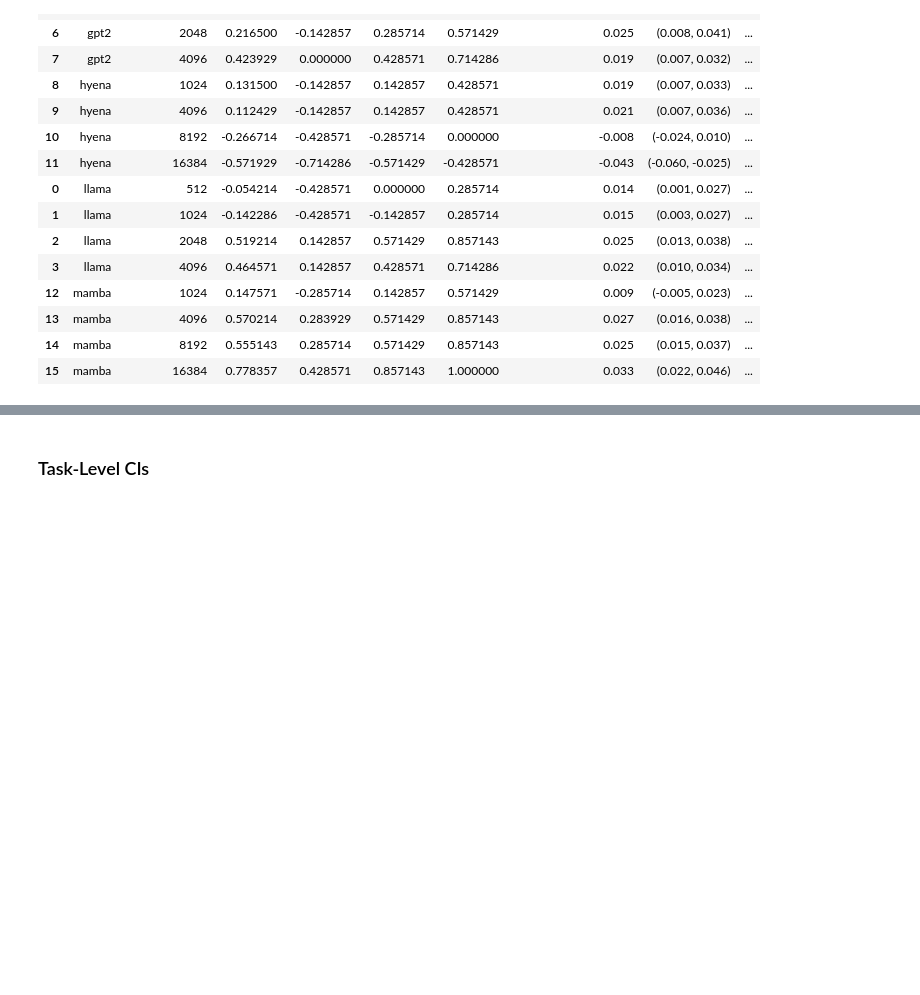
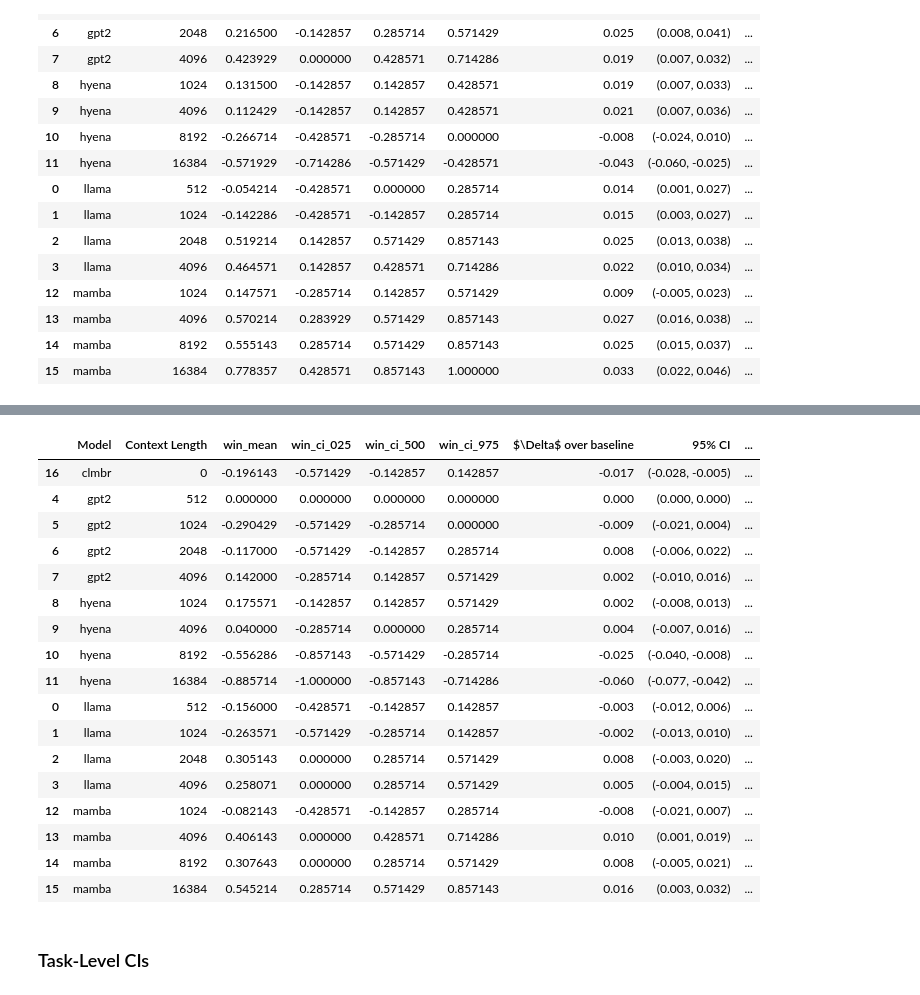
Before and after one commit to som-shahlab/hf_ehr, a Jupyter notebook: hf_ehr/notebooks/ehrshot/ehrshot_results.ipynb, the cells around one changed output, grey strips where cells are left out. Saved outputs shown, nothing was run; the diff lists cells and outputs as text; code cells hidden in the pictures; blank space fills up the shorter version.

```diff
--- a/hf_ehr/notebooks/ehrshot/ehrshot_results.ipynb
+++ b/hf_ehr/notebooks/ehrshot/ehrshot_results.ipynb
@@ -344,3 +367,24 @@ format_df_deltas(df_model_deltas)
+# %%
+format_df_deltas(df_model_deltas)
+# %% [output]
+|  | Model | Context Length | win_mean | win_ci_025 | win_ci_500 | win_ci_975 | $\Delta$ over baseline | 95% CI | ... |
+| 16 | clmbr | 0 | -0.196143 | -0.571429 | -0.142857 | 0.142857 | -0.017 | (-0.028, -0.005) | ... |
+| 4 | gpt2 | 512 | 0.000000 | 0.000000 | 0.000000 | 0.000000 | 0.000 | (0.000, 0.000) | ... |
+| 5 | gpt2 | 1024 | -0.290429 | -0.571429 | -0.285714 | 0.000000 | -0.009 | (-0.021, 0.004) | ... |
+| 6 | gpt2 | 2048 | -0.117000 | -0.571429 | -0.142857 | 0.285714 | 0.008 | (-0.006, 0.022) | ... |
+| 7 | gpt2 | 4096 | 0.142000 | -0.285714 | 0.142857 | 0.571429 | 0.002 | (-0.010, 0.016) | ... |
+| 8 | hyena | 1024 | 0.175571 | -0.142857 | 0.142857 | 0.571429 | 0.002 | (-0.008, 0.013) | ... |
+| 9 | hyena | 4096 | 0.040000 | -0.285714 | 0.000000 | 0.285714 | 0.004 | (-0.007, 0.016) | ... |
+| 10 | hyena | 8192 | -0.556286 | -0.857143 | -0.571429 | -0.285714 | -0.025 | (-0.040, -0.008) | ... |
+| 11 | hyena | 16384 | -0.885714 | -1.000000 | -0.857143 | -0.714286 | -0.060 | (-0.077, -0.042) | ... |
+| 0 | llama | 512 | -0.156000 | -0.428571 | -0.142857 | 0.142857 | -0.003 | (-0.012, 0.006) | ... |
+| 1 | llama | 1024 | -0.263571 | -0.571429 | -0.285714 | 0.142857 | -0.002 | (-0.013, 0.010) | ... |
+| 2 | llama | 2048 | 0.305143 | 0.000000 | 0.285714 | 0.571429 | 0.008 | (-0.003, 0.020) | ... |
+| 3 | llama | 4096 | 0.258071 | 0.000000 | 0.285714 | 0.571429 | 0.005 | (-0.004, 0.015) | ... |
+| 12 | mamba | 1024 | -0.082143 | -0.428571 | -0.142857 | 0.285714 | -0.008 | (-0.021, 0.007) | ... |
+| 13 | mamba | 4096 | 0.406143 | 0.000000 | 0.428571 | 0.714286 | 0.010 | (0.001, 0.019) | ... |
+| 14 | mamba | 8192 | 0.307643 | 0.000000 | 0.285714 | 0.571429 | 0.008 | (-0.005, 0.021) | ... |
+| 15 | mamba | 16384 | 0.545214 | 0.285714 | 0.571429 | 0.857143 | 0.016 | (0.003, 0.032) | ... |
 # %% [markdown]
 ### Task-Level CIs
 # %%
```
Also changed, not shown: parts of 13 cells of this notebook, 10 other files.
